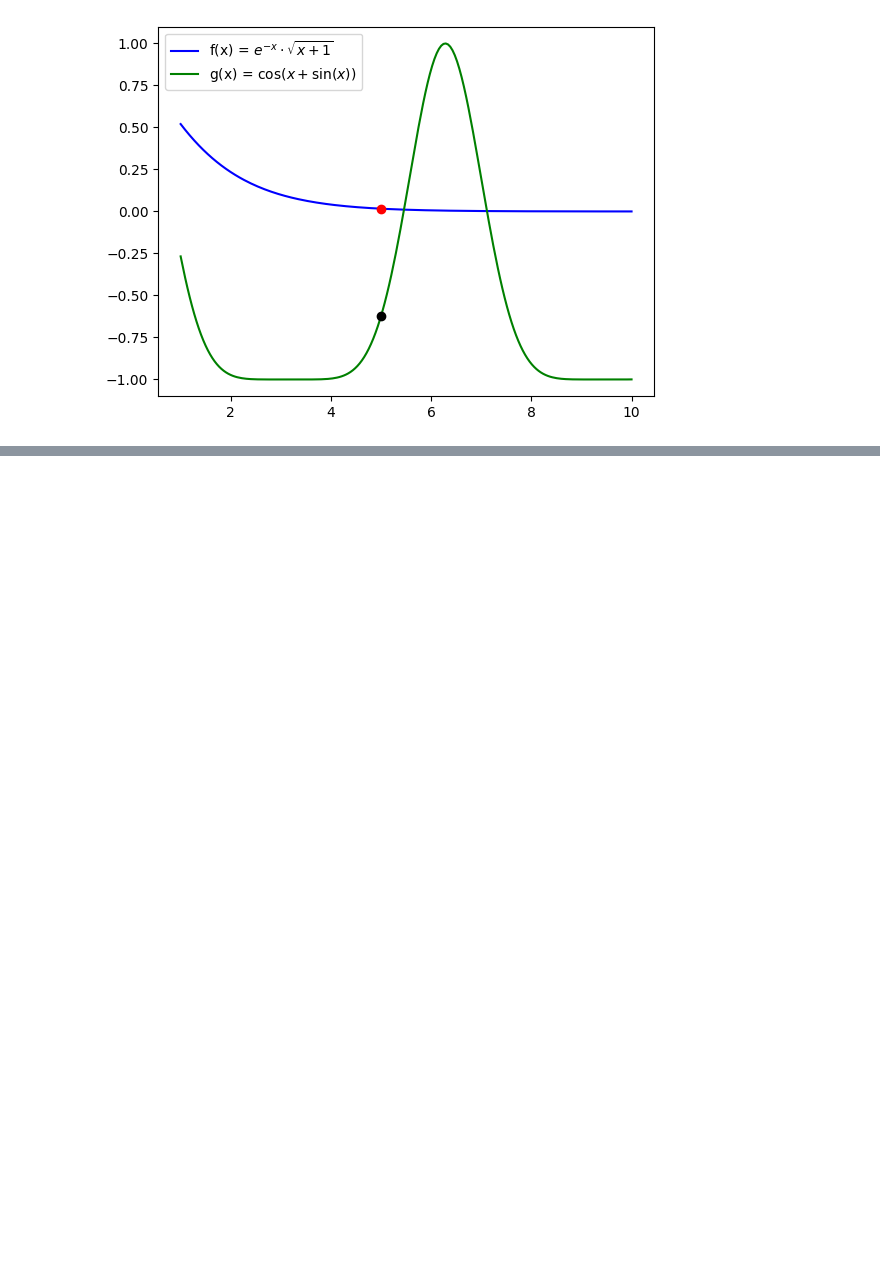
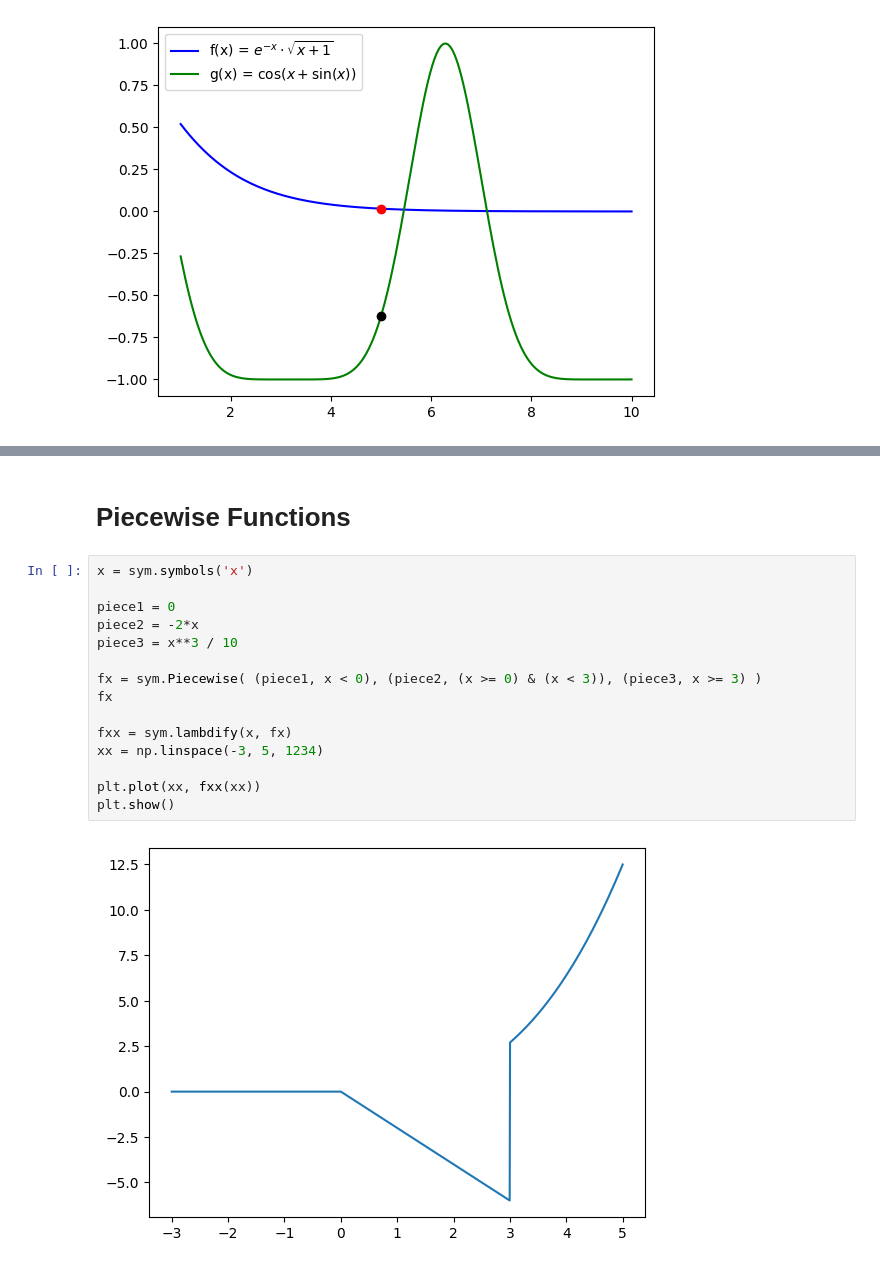
Before and after one commit to rtharris619/ProjectMath, a Jupyter notebook: Calculus/calculus.ipynb, the cells around one changed output, grey strips where cells are left out. Saved outputs shown, nothing was run; the diff lists cells and outputs as text; blank space fills up the shorter version.

```diff
--- a/Calculus/calculus.ipynb
+++ b/Calculus/calculus.ipynb
@@ -76,0 +91,19 @@ plt.show()
+# %% [markdown]
+# Piecewise Functions
+# %%
+x = sym.symbols('x')
+
+piece1 = 0
+piece2 = -2*x
+piece3 = x**3 / 10
+
+fx = sym.Piecewise( (piece1, x < 0), (piece2, (x >= 0) & (x < 3)), (piece3, x >= 3) )
+fx
+
+fxx = sym.lambdify(x, fx)
+xx = np.linspace(-3, 5, 1234)
+
+plt.plot(xx, fxx(xx))
+plt.show()
+# %% [output]
+[figure, added]
```
Also changed, not shown: parts of 2 cells of this notebook.
